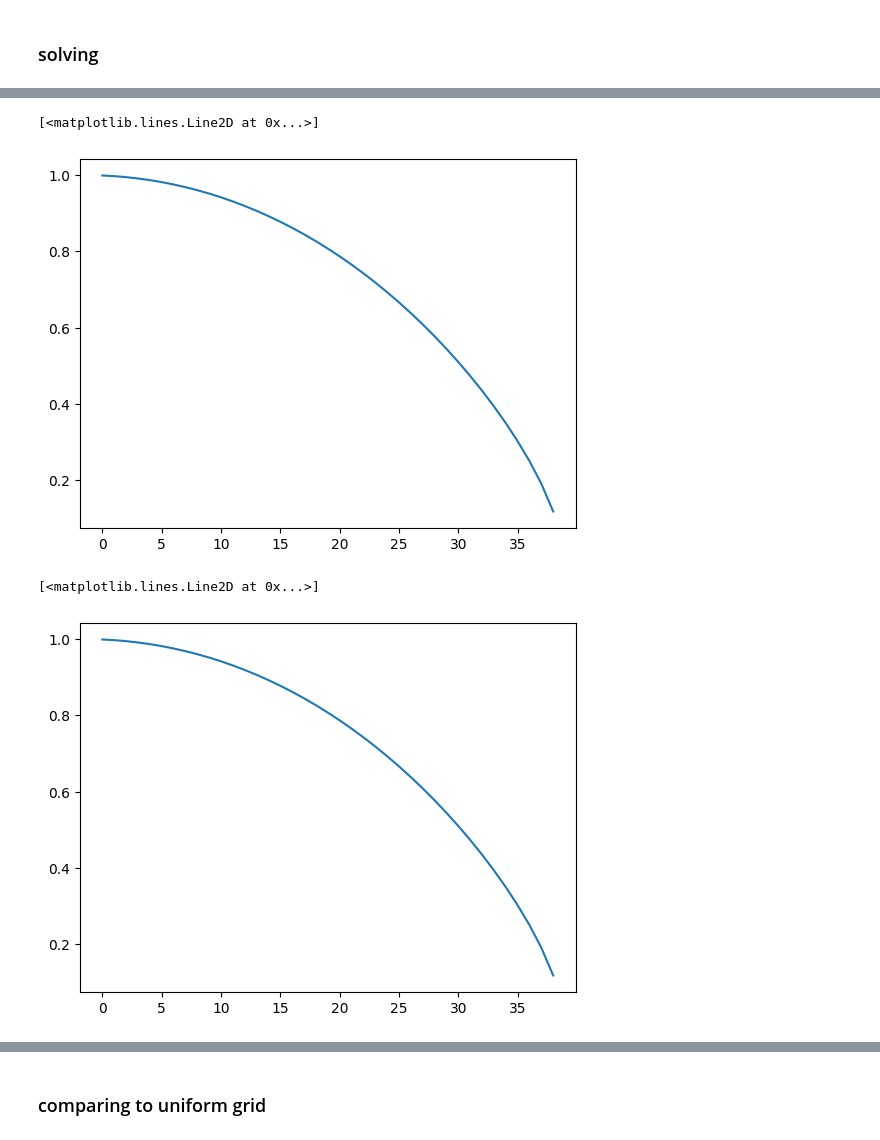
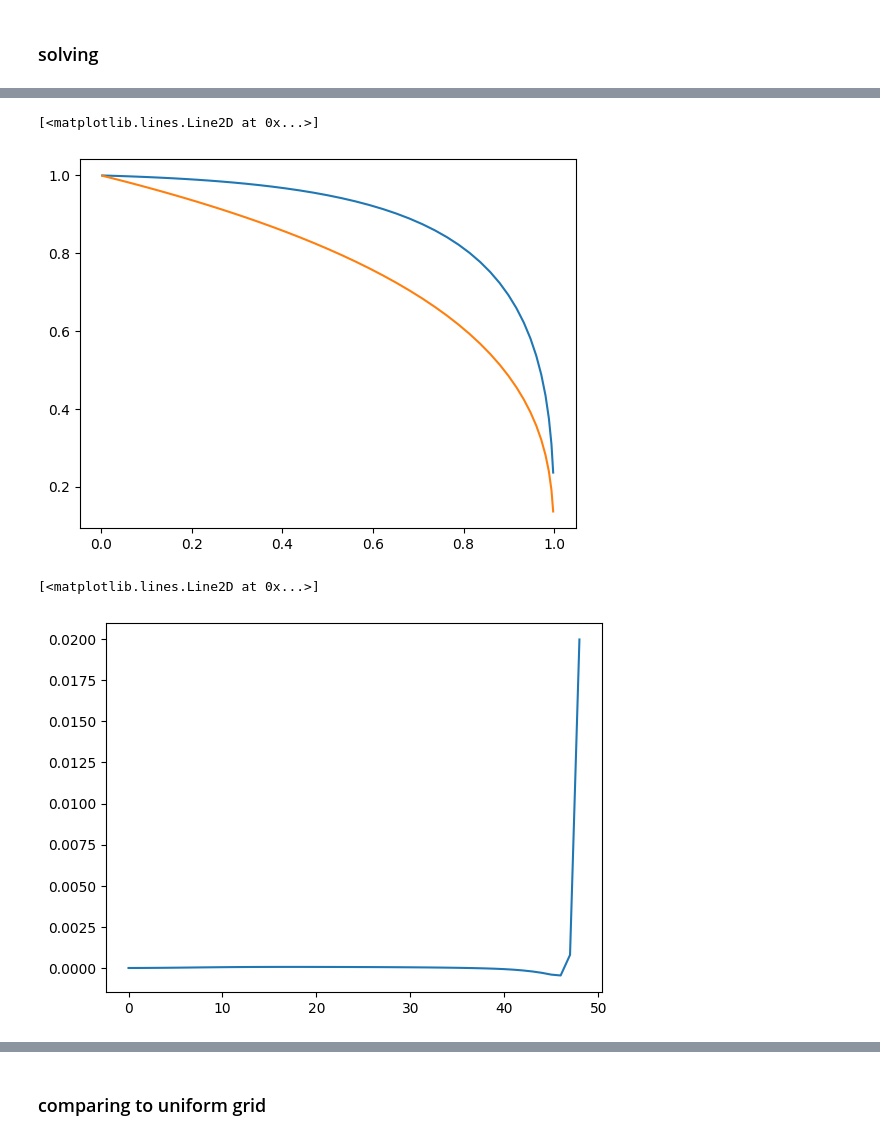
Before and after one commit to dashadem/CO2lovers, a Jupyter notebook: nonlinear.ipynb, the cells around one changed output, grey strips where cells are left out. Saved outputs shown, nothing was run; the diff lists cells and outputs as text; code cells hidden in the pictures.

```diff
--- a/nonlinear.ipynb
+++ b/nonlinear.ipynb
@@ -1151,19 +1242,25 @@ plt.yscale('log')
 # %%
 # g0, W0, v0, Q_0 = analyt_sol(t[0], xi)
-plt.plot(W)
-# plt.plot(W0)
+plt.plot(xi, W)
+plt.plot(xi,W0)
 # %% [output]
 [<matplotlib.lines.Line2D at 0x...>]
-[figure, old version]
+[figure, new version]
 # %%
 plt.plot([
- 0.99902962, 0.99730281, 0.99470853,0.99124194 ,0.9868966 , 0.98166458,
- 0.97553644, 0.96850131, 0.96054694,0.95165975 ,0.94182493, 0.93102641,
- 0.91924699, 0.90646831, 0.89267091,0.87783419 ,0.86193638, 0.84495446,
- 0.82686402, 0.80763906, 0.78725169,0.76567175 ,0.74286624, 0.7187986,
- 0.69342773, 0.66670662, 0.6385806 ,0.60898484 ,0.57784089, 0.54505183,
- 0.51049506, 0.4740114 , 0.43538792,0.39432897 ,0.35040402, 0.30294317,
- 0.25079524, 0.19161956, 0.11864834])
+ 1.07681833e-06 , 2.99063857e-06 , 5.85446954e-06 , 9.64394984e-06,
+  1.43004832e-05,  1.97135417e-05,  2.57082715e-05,  3.20453162e-05,
+  3.84369374e-05,  4.45783301e-05,  5.01876766e-05,  5.50451393e-05,
+  5.90207055e-05,  6.20834713e-05,  6.42897286e-05,  6.57530740e-05,
+  6.66053688e-05,  6.69610265e-05,  6.68967478e-05,  6.64532141e-05,
+  6.56553783e-05,  6.45378817e-05,  6.31577367e-05,  6.15822695e-05,
+  5.98555761e-05,  5.79635128e-05,  5.58237042e-05,  5.33150936e-05,
+  5.03346177e-05,  4.68432814e-05,  4.28613957e-05,  3.84027167e-05,
+  3.33851622e-05,  2.75859578e-05,  2.06871902e-05,  1.23819861e-05,
+  2.42834649e-06, -9.47756577e-06, -2.40336524e-05, -4.27054216e-05,
+ -6.78359604e-05, -1.02284548e-04, -1.48861055e-04, -2.10590389e-04,
+ -2.92901193e-04, -4.01238462e-04, -4.53985123e-04,  7.96063959e-04,
+  1.99709346e-02])
 # %% [output]
 [<matplotlib.lines.Line2D at 0x...>]
-[figure, old version]
+[figure, new version]
```
Also changed, not shown: parts of 13 cells of this notebook.
